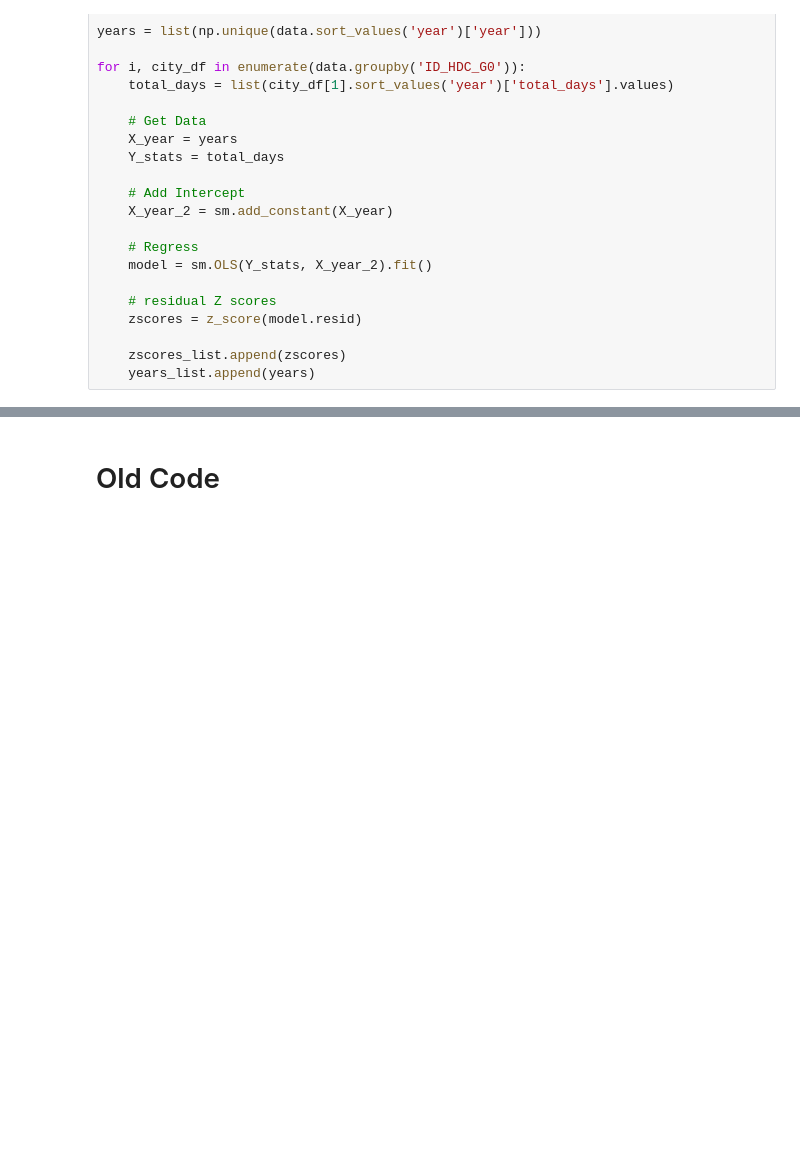
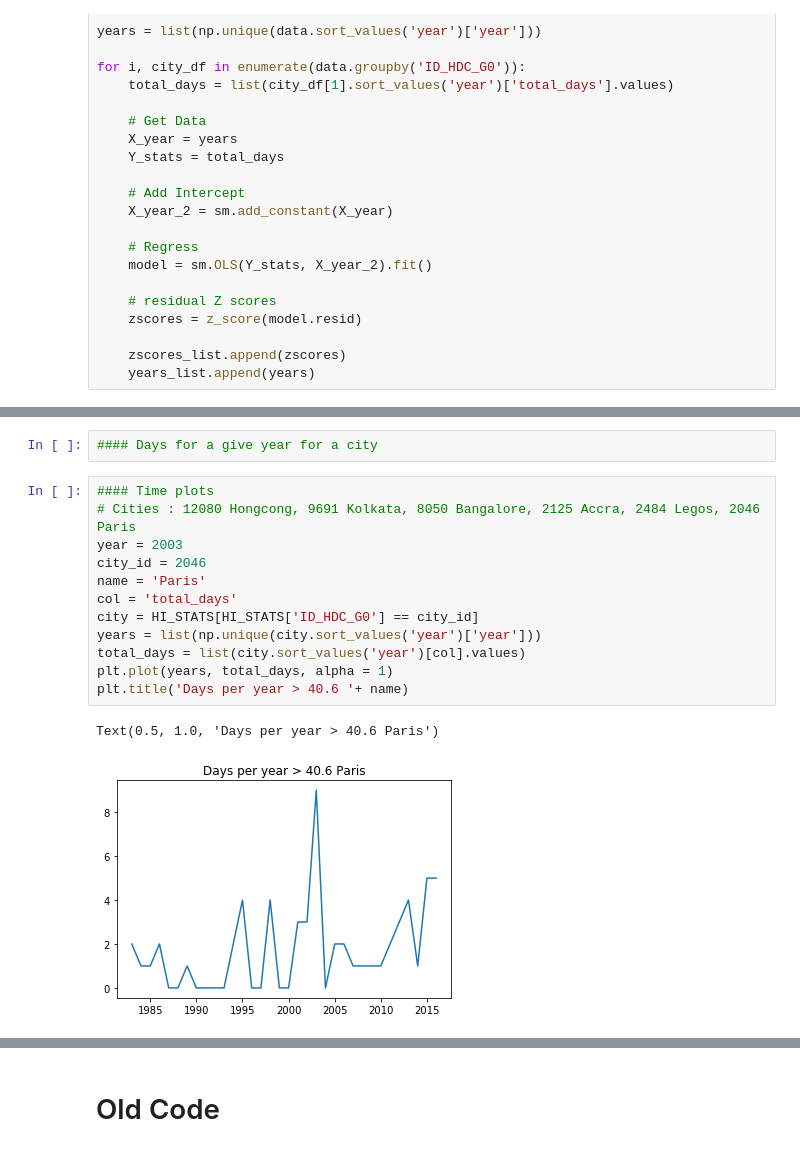
Before and after one commit to ecohydro/GlobalUrbanHeat, a Jupyter notebook: Notebooks/cpt_Fig4_city-level_trends.ipynb, the cells around one changed output, grey strips where cells are left out. Cells and saved outputs as stored; diff of their text form; blank space fills up the shorter version.

```diff
--- a/Notebooks/cpt_Fig4_city-level_trends.ipynb
+++ b/Notebooks/cpt_Fig4_city-level_trends.ipynb
@@ -118,0 +137,17 @@ Text(0, 0.5, 'z-score')
+# %%
+#### Days for a give year for a city
+# %%
+#### Time plots
+# Cities : 12080 Hongcong, 9691 Kolkata, 8050 Bangalore, 2125 Accra, 2484 Legos, 2046 Paris
+year = 2003
+city_id = 2046
+name = 'Paris'
+col = 'total_days'
+city = HI_STATS[HI_STATS['ID_HDC_G0'] == city_id]
+years = list(np.unique(city.sort_values('year')['year']))
+total_days = list(city.sort_values('year')[col].values)
+plt.plot(years, total_days, alpha = 1)
+plt.title('Days per year > 40.6 '+ name)
+# %% [output]
+Text(0.5, 1.0, 'Days per year > 40.6 Paris')
+[figure, added]
```
Also changed, not shown: parts of 7 cells of this notebook, 1 other file.
